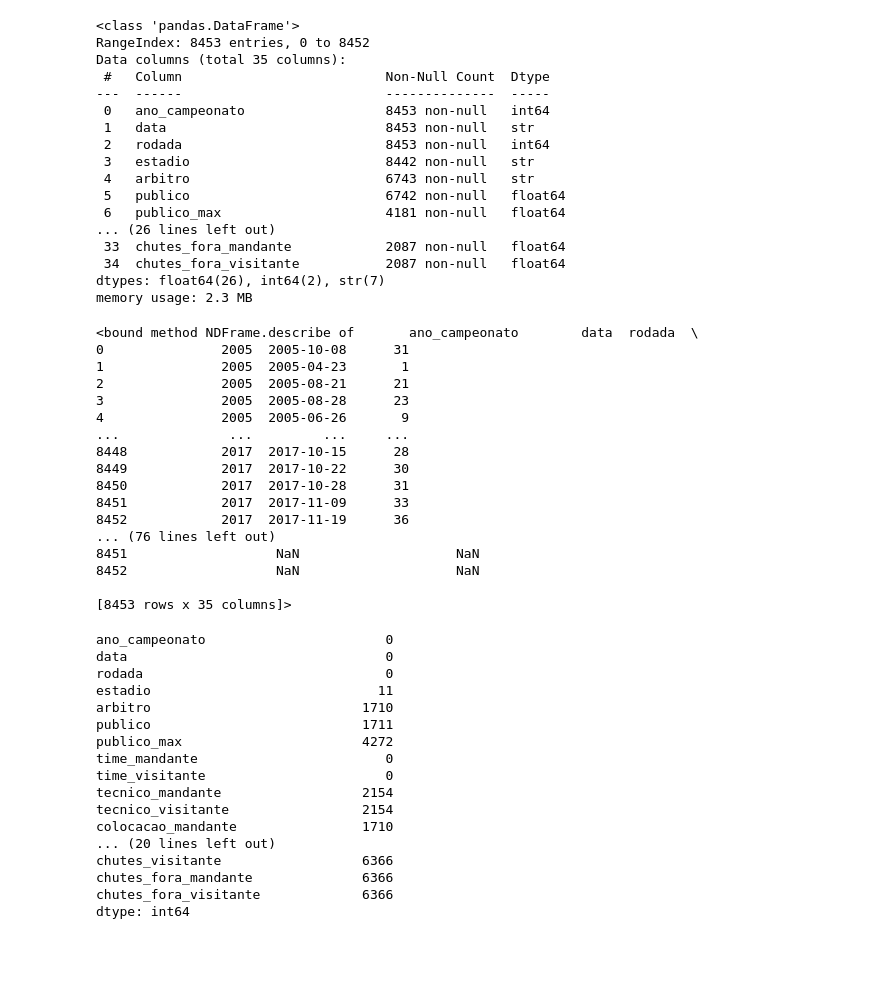
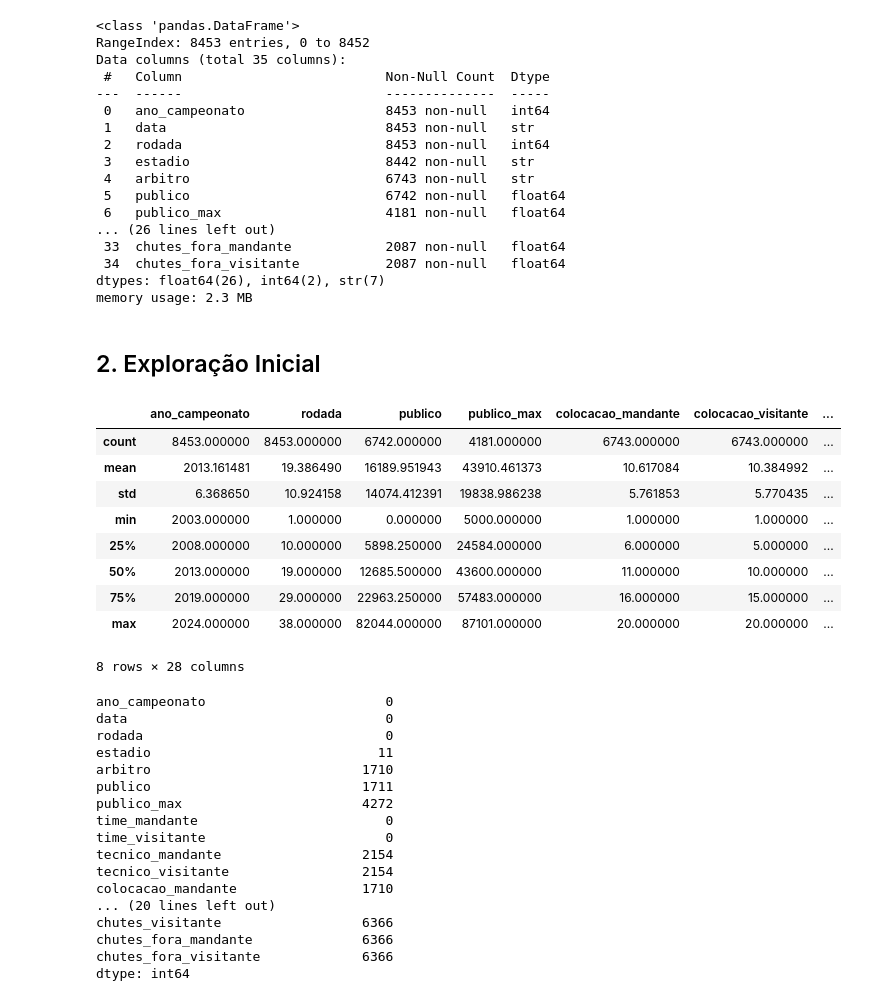
Before and after one commit to Mouraaxsv/brasileirao-data-analysis, a Jupyter notebook: notebooks/EDA.ipynb, the cells around one changed output. Drawn from its saved outputs; the diff is of its cells as text; code cells hidden in the pictures; blank space fills up the shorter version.

```diff
--- a/notebooks/EDA.ipynb
+++ b/notebooks/EDA.ipynb
@@ -2,7 +16,7 @@
 import pandas as pd
 import numpy as np
 # %%
-df = pd.read_csv("D:\\João Carlos Moura\\brasileirao-data-analysis\\data\\raw\\brasileirao.csv")
+df = pd.read_csv("../data/raw/brasileirao.csv")
 
 df.head()
 # %% [output]
@@ -52,26 +66,21 @@ Data columns (total 35 columns):
  34  chutes_fora_visitante           2087 non-null   float64
 dtypes: float64(26), int64(2), str(7)
 memory usage: 2.3 MB
+# %% [markdown]
+## 2. Exploração Inicial
 # %%
-df.describe
+df.describe()
 # %% [output]
+|  | ano_campeonato | rodada | publico | publico_max | colocacao_mandante | colocacao_visitante | ... |
+| count | 8453.000000 | 8453.000000 | 6742.000000 | 4181.000000 | 6743.000000 | 6743.000000 | ... |
+| mean | 2013.161481 | 19.386490 | 16189.951943 | 43910.461373 | 10.617084 | 10.384992 | ... |
+| std | 6.368650 | 10.924158 | 14074.412391 | 19838.986238 | 5.761853 | 5.770435 | ... |
+| min | 2003.000000 | 1.000000 | 0.000000 | 5000.000000 | 1.000000 | 1.000000 | ... |
+| 25% | 2008.000000 | 10.000000 | 5898.250000 | 24584.000000 | 6.000000 | 5.000000 | ... |
+| 50% | 2013.000000 | 19.000000 | 12685.500000 | 43600.000000 | 11.000000 | 10.000000 | ... |
+| 75% | 2019.000000 | 29.000000 | 22963.250000 | 57483.000000 | 16.000000 | 15.000000 | ... |
+| max | 2024.000000 | 38.000000 | 82044.000000 | 87101.000000 | 20.000000 | 20.000000 | ... |
-<bound method NDFrame.describe of       ano_campeonato        data  rodada  \
-0               2005  2005-10-08      31
-1               2005  2005-04-23       1
-2               2005  2005-08-21      21
-3               2005  2005-08-28      23
-4               2005  2005-06-26       9
-...              ...         ...     ...
-8448            2017  2017-10-15      28
-8449            2017  2017-10-22      30
-8450            2017  2017-10-28      31
-8451            2017  2017-11-09      33
-8452            2017  2017-11-19      36
-... (76 lines left out)
-8451                   NaN                    NaN
-8452                   NaN                    NaN
-
-[8453 rows x 35 columns]>
+8 rows × 28 columns
 # %%
 df.isnull().sum()
 # %% [output]
```
Also changed, not shown: parts of 24 cells of this notebook, 2 other files.
